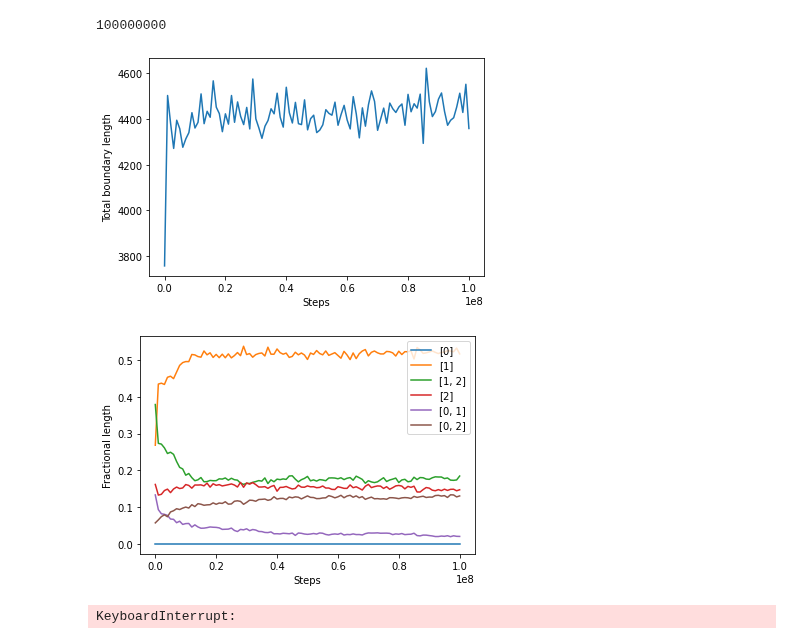
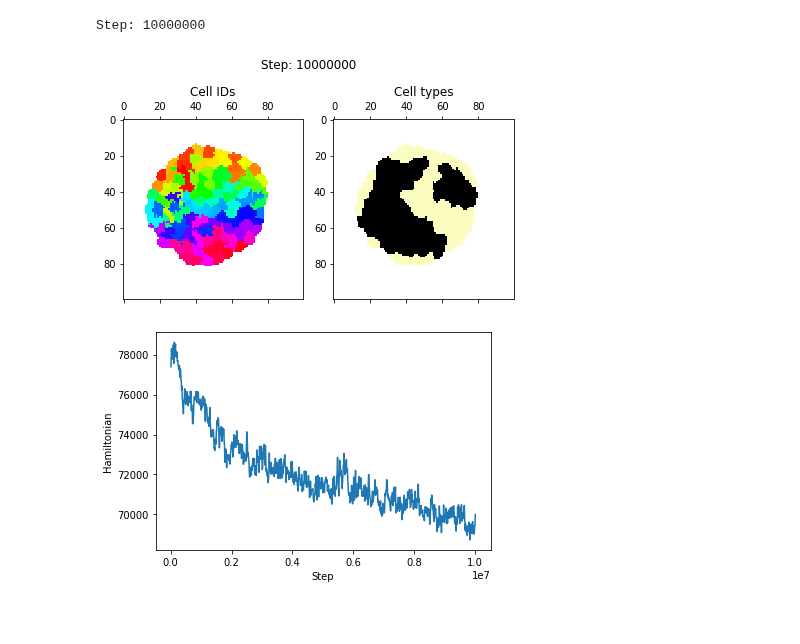
Before and after one commit to Nickvs99/ComputationalBiology, a Jupyter notebook: Set4/cellular_potts_model.ipynb, the cells around one changed output. Drawn from its saved outputs; the diff is of its cells as text; code cells hidden in the pictures; blank space fills up the shorter version.

Commit message:
Plot hamiltonian evolution

```diff
--- a/Set4/cellular_potts_model.ipynb
+++ b/Set4/cellular_potts_model.ipynb
@@ -300,20 +350,15 @@ class Cellular_plots_model:
         plt.legend([list(key) for key in self.calc_boundary_lengths().keys()])
         plt.show()
 # %%
-model = Cellular_plots_model(n_steps=100000000, n_types=3, n_cells=100, nx=100, equilibrium_area=40, T=20, lamda=1, k=1)
+model = Cellular_plots_model(n_steps=10000000, n_types=3, n_cells=100, nx=100, equilibrium_area=40, T=20, lamda=1, k=1)
 # print(model.calc_boundary_lengths())
-# model.show_grid()
 # model.show_grid_every_x_steps(100000)
+model.run()
+model.show_grid()
+model.show_hamiltonian_evolution()
 
-model.plot_boundary_lengths(100)
+# model.plot_boundary_lengths(100)
 # %% [output]
-100000000
+Step: 10000000
-[figure, old version]
+[figure, new version]
-[figure, old version]
+[figure, new version]
-# %%
-model = Cellular_plots_model(n_steps=100000000, n_types=3, n_cells=100, nx=100, equilibrium_area=40, T=20, lamda=1, k=1)
-# print(model.calc_boundary_lengths())
-model.show_grid()
-model.show_grid_every_x_steps(100000)
-# %% [output]
-KeyboardInterrupt:
```
Also changed, not shown: parts of 1 cell of this notebook.
